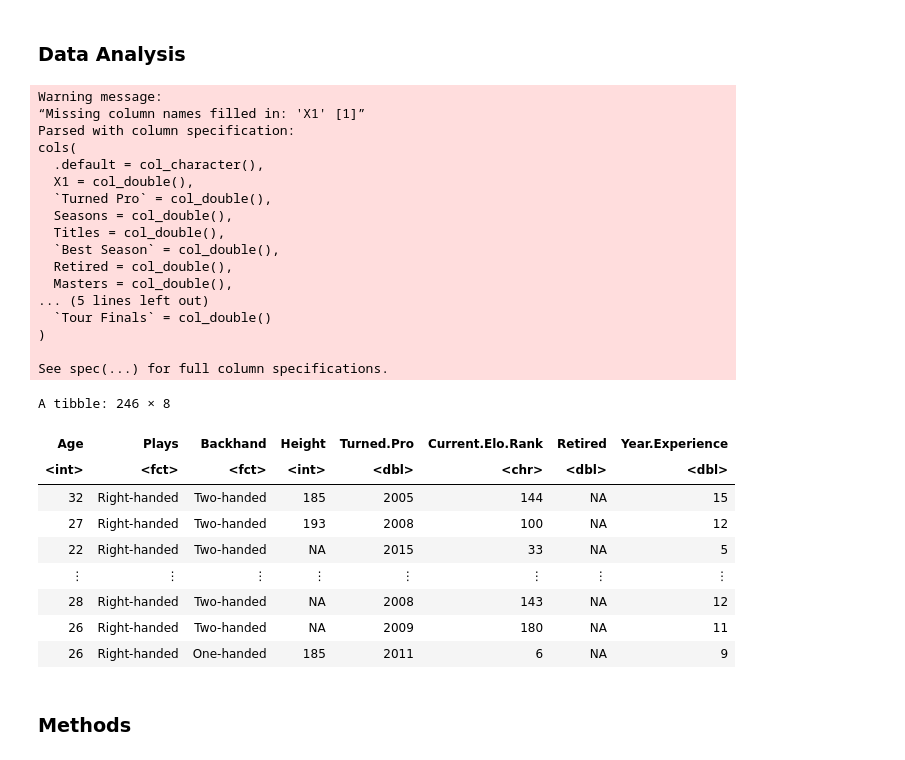
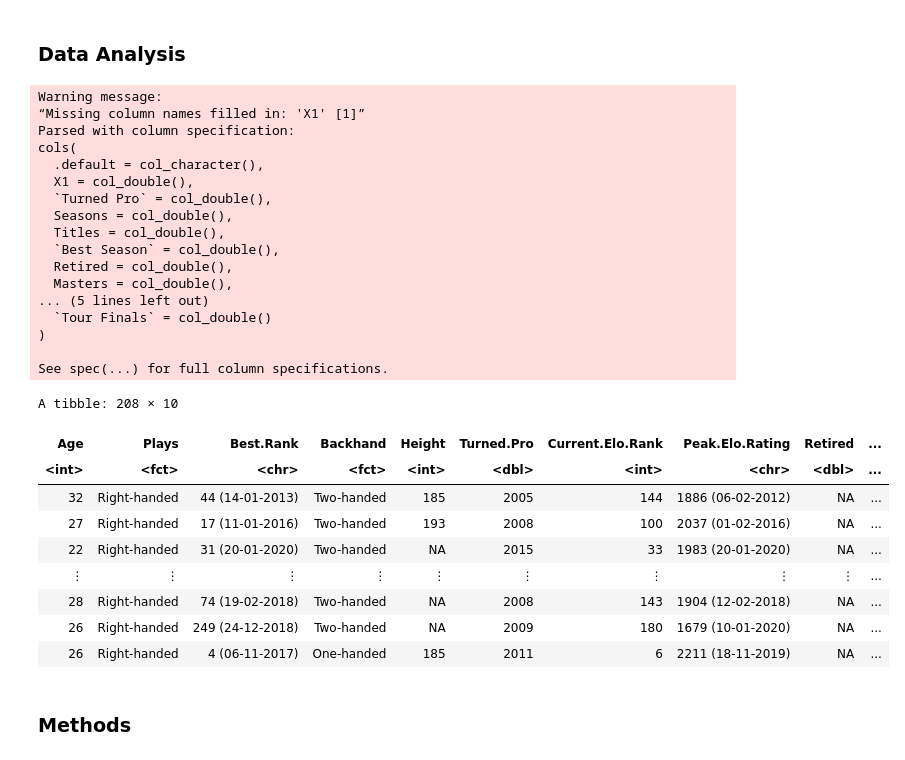
Before and after one commit to J4mesAcastor/group5_player_stats, a Jupyter notebook: project_proposal.ipynb, the cells around one changed output. Drawn from its saved outputs; the diff is of its cells as text; code cells hidden in the pictures.

```diff
--- a/project_proposal.ipynb
+++ b/project_proposal.ipynb
@@ -39,50 +39,52 @@ Warning message:
 ### Data Analysis
 # %%
 # Loading in the data
-player_stats <- read_csv("https://drive.google.com/uc?export=download&id=1_MECmUXZuuILYeEOfonSGqodW6qVdhsS")
+# Data read from https://drive.google.com/uc?export=download&id=1_MECmUXZuuILYeEOfonSGqodW6qVdhsS
+player_stats <- read_csv("player_stats.csv")
 colnames(player_stats) <- make.names(colnames(player_stats))
 #   Remove unnecessary columns
 player_stats <- player_stats %>%
-    select(Age:Peak.Elo.Rating, Retired, -Country, -Wikipedia, -Current.Rank,-Name, -Seasons, -Prize.Money, -Active, -Favorite.Surface, -Best.Elo.Rank, -Peak.Elo.Rating, -Best.Rank) %>%
+    select(Age:Peak.Elo.Rating, Retired, -Country, -Wikipedia, -Current.Rank,-Name, -Seasons, -Prize.Money, -Active, -Favorite.Surface, -Best.Elo.Rank) %>%
 #   Mutating columns with as_factor()
     mutate(Plays = as_factor(Plays)) %>%
     mutate(Backhand = as_factor(Backhand)) %>%
 #   Cleaning up columns with string values
     mutate(Height = strtoi(str_remove(Height, " cm"))) %>%
     mutate(Year.Experience = 2020 - Turned.Pro) %>%
     mutate(Age = strtoi(substr(Age, 0, 2))) %>%
-    mutate(Current.Elo.Rank = substr(Current.Elo.Rank, 0, nchar(Current.Elo.Rank)-6)) %>%
-    filter(!is.na(Turned.Pro))
+    mutate(Current.Elo.Rank = strtoi(substr(Current.Elo.Rank, 0, nchar(Current.Elo.Rank)-7))) %>%
+    filter(!is.na(Turned.Pro)) %>%
+    filter(is.na(Retired))
 
 player_stats
 # %% [output]
 Warning message:
 “Missing column names filled in: 'X1' [1]”
 Parsed with column specification:
 cols(
   .default = col_character(),
   X1 = col_double(),
   `Turned Pro` = col_double(),
   Seasons = col_double(),
   Titles = col_double(),
   `Best Season` = col_double(),
   Retired = col_double(),
   Masters = col_double(),
 ... (5 lines left out)
   `Tour Finals` = col_double()
 )
 
 See spec(...) for full column specifications.
-A tibble: 246 × 8
+A tibble: 208 × 10
-| Age | Plays | Backhand | Height | Turned.Pro | Current.Elo.Rank | Retired | Year.Experience |
-| <int> | <fct> | <fct> | <int> | <dbl> | <chr> | <dbl> | <dbl> |
-| 32 | Right-handed | Two-handed | 185 | 2005 | 144 | NA | 15 |
-| 27 | Right-handed | Two-handed | 193 | 2008 | 100 | NA | 12 |
-| 22 | Right-handed | Two-handed | NA | 2015 | 33 | NA | 5 |
-| ⋮ | ⋮ | ⋮ | ⋮ | ⋮ | ⋮ | ⋮ | ⋮ |
-| 28 | Right-handed | Two-handed | NA | 2008 | 143 | NA | 12 |
-| 26 | Right-handed | Two-handed | NA | 2009 | 180 | NA | 11 |
-| 26 | Right-handed | One-handed | 185 | 2011 | 6 | NA | 9 |
+| Age | Plays | Best.Rank | Backhand | Height | Turned.Pro | Current.Elo.Rank | Peak.Elo.Rating | Retired | ... |
+| <int> | <fct> | <chr> | <fct> | <int> | <dbl> | <int> | <chr> | <dbl> | ... |
+| 32 | Right-handed | 44 (14-01-2013) | Two-handed | 185 | 2005 | 144 | 1886 (06-02-2012) | NA | ... |
+| 27 | Right-handed | 17 (11-01-2016) | Two-handed | 193 | 2008 | 100 | 2037 (01-02-2016) | NA | ... |
+| 22 | Right-handed | 31 (20-01-2020) | Two-handed | NA | 2015 | 33 | 1983 (20-01-2020) | NA | ... |
+| ⋮ | ⋮ | ⋮ | ⋮ | ⋮ | ⋮ | ⋮ | ⋮ | ⋮ | ... |
+| 28 | Right-handed | 74 (19-02-2018) | Two-handed | NA | 2008 | 143 | 1904 (12-02-2018) | NA | ... |
+| 26 | Right-handed | 249 (24-12-2018) | Two-handed | NA | 2009 | 180 | 1679 (10-01-2020) | NA | ... |
+| 26 | Right-handed | 4 (06-11-2017) | One-handed | 185 | 2011 | 6 | 2211 (18-11-2019) | NA | ... |
 # %% [markdown]
 ### Methods
 # %% [markdown]
```
Also changed, not shown: parts of 1 cell of this notebook.
